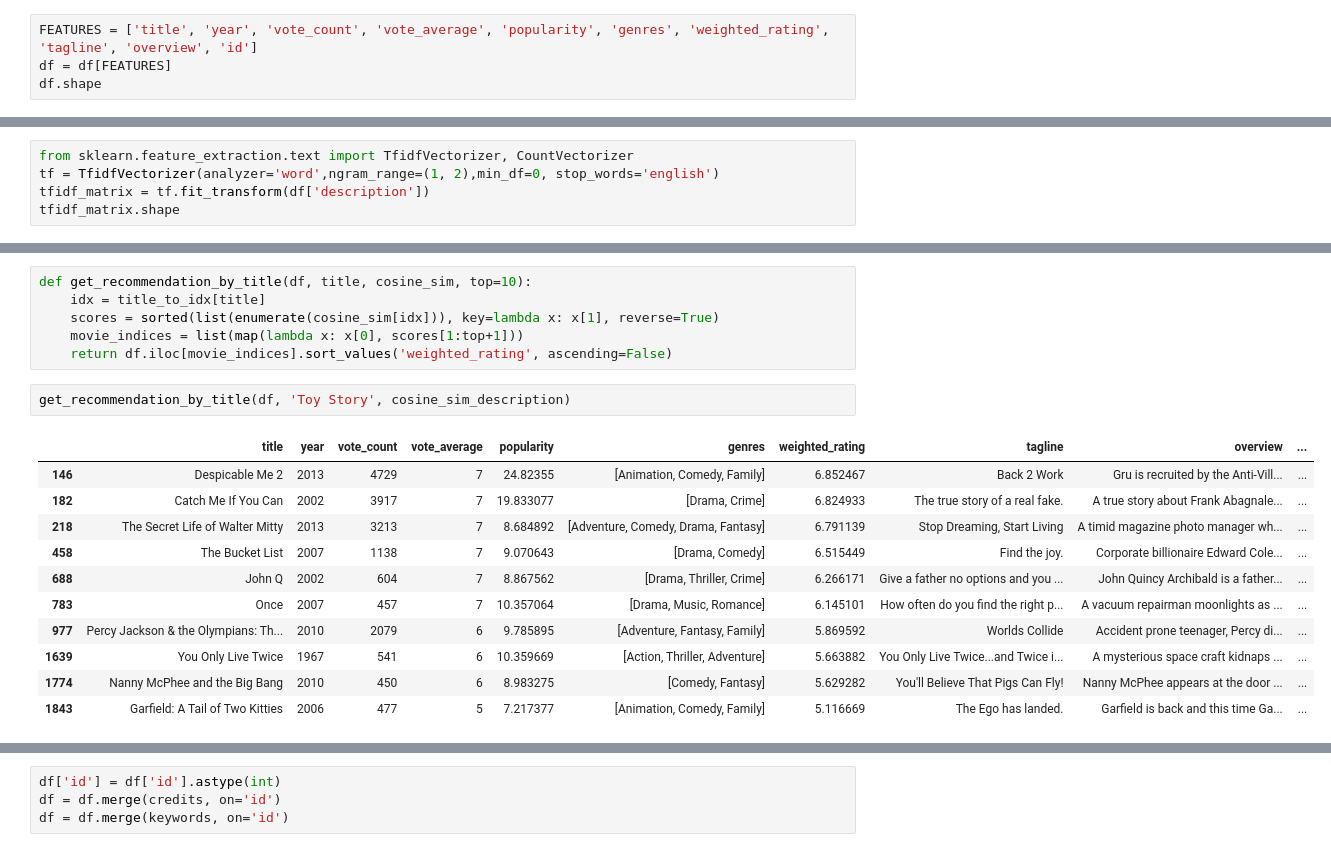
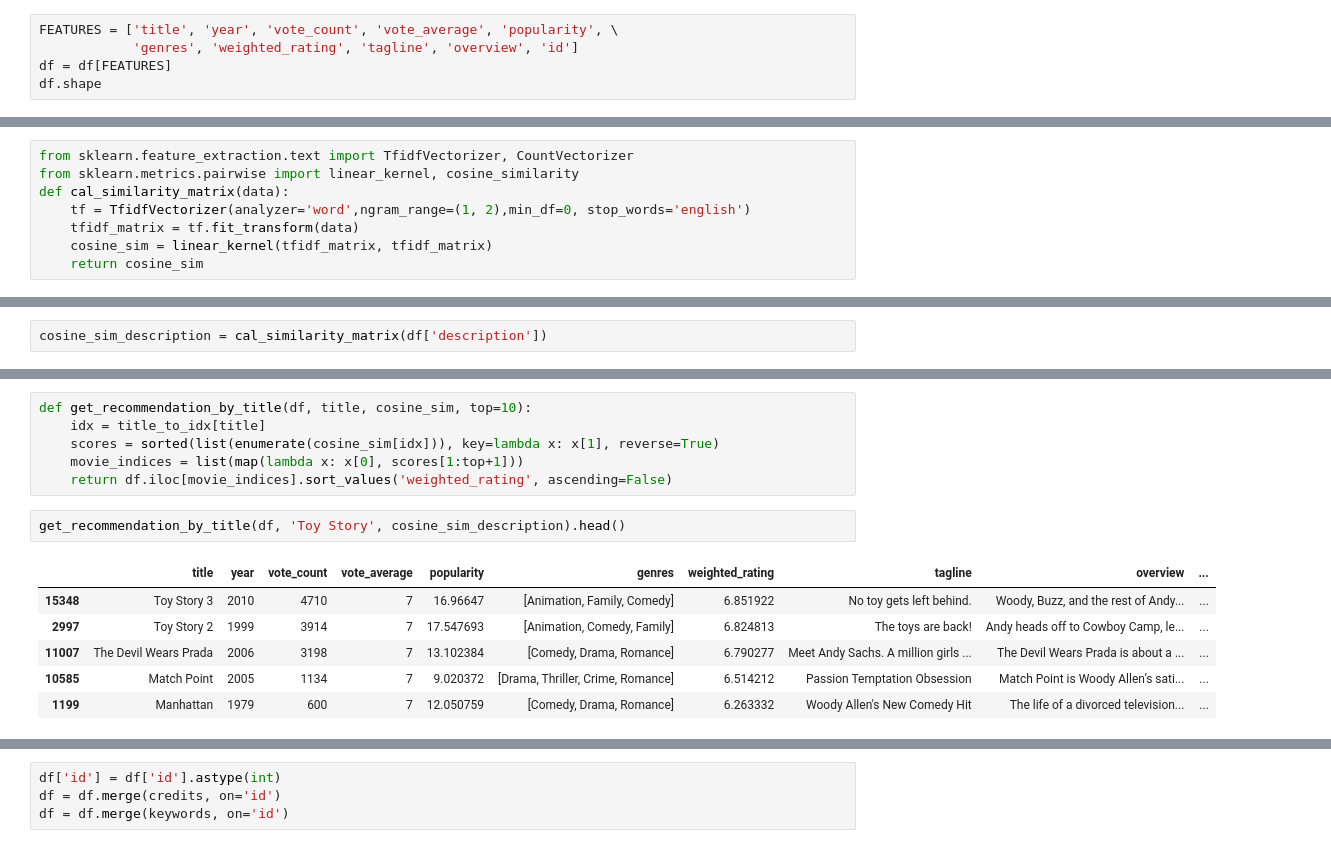
Before and after one commit to bpru/recommendMovie, a Jupyter notebook: movie_rec_sys.ipynb, the cells around one changed output, grey strips where cells are left out. Saved outputs shown, nothing was run; the diff lists cells and outputs as text.

```diff
--- a/movie_rec_sys.ipynb
+++ b/movie_rec_sys.ipynb
@@ -106,7 +123,8 @@ Try using .loc[row_indexer,col_indexer] = value instead
 See the caveats in the documentation: http://pandas.pydata.org/pandas-docs/stable/indexing.html#indexing-view-versus-copy
   self[name] = value
 # %%
-FEATURES = ['title', 'year', 'vote_count', 'vote_average', 'popularity', 'genres', 'weighted_rating', 'tagline', 'overview', 'id']
+FEATURES = ['title', 'year', 'vote_count', 'vote_average', 'popularity', \
+            'genres', 'weighted_rating', 'tagline', 'overview', 'id']
 df = df[FEATURES]
 df.shape
 # %% [output]
@@ -196,6 +194,9 @@ array(['Cobb, a skilled thief who commits corporate espionage by infiltrating th
       dtype=object)
 # %%
 from sklearn.feature_extraction.text import TfidfVectorizer, CountVectorizer
-tf = TfidfVectorizer(analyzer='word',ngram_range=(1, 2),min_df=0, stop_words='english')
-tfidf_matrix = tf.fit_transform(df['description'])
-tfidf_matrix.shape
+from sklearn.metrics.pairwise import linear_kernel, cosine_similarity
+def cal_similarity_matrix(data):
+    tf = TfidfVectorizer(analyzer='word',ngram_range=(1, 2),min_df=0, stop_words='english')
+    tfidf_matrix = tf.fit_transform(data)
+    cosine_sim = linear_kernel(tfidf_matrix, tfidf_matrix)
+    return cosine_sim
@@ -207,3 +203,5 @@ cosine_sim_description = linear_kernel(tfidf_matrix, tfidf_matrix)
+# %%
+cosine_sim_description = cal_similarity_matrix(df['description'])
 # %%
 title_to_idx = {title: idx for title, idx in zip(df.title, range(df.shape[0]))}
 title_to_idx['Inception']
@@ -216,17 +214,12 @@ def get_recommendation_by_title(df, title, cosine_sim, top=10):
     movie_indices = list(map(lambda x: x[0], scores[1:top+1]))
     return df.iloc[movie_indices].sort_values('weighted_rating', ascending=False)
 # %%
-get_recommendation_by_title(df, 'Toy Story', cosine_sim_description)
+get_recommendation_by_title(df, 'Toy Story', cosine_sim_description).head()
 # %% [output]
 |  | title | year | vote_count | vote_average | popularity | genres | weighted_rating | tagline | overview | ... |
-| 146 | Despicable Me 2 | 2013 | 4729 | 7 | 24.82355 | [Animation, Comedy, Family] | 6.852467 | Back 2 Work | Gru is recruited by the Anti-Vill... | ... |
-| 182 | Catch Me If You Can | 2002 | 3917 | 7 | 19.833077 | [Drama, Crime] | 6.824933 | The true story of a real fake. | A true story about Frank Abagnale... | ... |
-| 218 | The Secret Life of Walter Mitty | 2013 | 3213 | 7 | 8.684892 | [Adventure, Comedy, Drama, Fantasy] | 6.791139 | Stop Dreaming, Start Living | A timid magazine photo manager wh... | ... |
-| 458 | The Bucket List | 2007 | 1138 | 7 | 9.070643 | [Drama, Comedy] | 6.515449 | Find the joy. | Corporate billionaire Edward Cole... | ... |
-| 688 | John Q | 2002 | 604 | 7 | 8.867562 | [Drama, Thriller, Crime] | 6.266171 | Give a father no options and you ... | John Quincy Archibald is a father... | ... |
-| 783 | Once | 2007 | 457 | 7 | 10.357064 | [Drama, Music, Romance] | 6.145101 | How often do you find the right p... | A vacuum repairman moonlights as ... | ... |
-| 977 | Percy Jackson & the Olympians: Th... | 2010 | 2079 | 6 | 9.785895 | [Adventure, Fantasy, Family] | 5.869592 | Worlds Collide | Accident prone teenager, Percy di... | ... |
-| 1639 | You Only Live Twice | 1967 | 541 | 6 | 10.359669 | [Action, Thriller, Adventure] | 5.663882 | You Only Live Twice...and Twice i... | A mysterious space craft kidnaps ... | ... |
-| 1774 | Nanny McPhee and the Big Bang | 2010 | 450 | 6 | 8.983275 | [Comedy, Fantasy] | 5.629282 | You'll Believe That Pigs Can Fly! | Nanny McPhee appears at the door ... | ... |
-| 1843 | Garfield: A Tail of Two Kitties | 2006 | 477 | 5 | 7.217377 | [Animation, Comedy, Family] | 5.116669 | The Ego has landed. | Garfield is back and this time Ga... | ... |
+| 15348 | Toy Story 3 | 2010 | 4710 | 7 | 16.96647 | [Animation, Family, Comedy] | 6.851922 | No toy gets left behind. | Woody, Buzz, and the rest of Andy... | ... |
+| 2997 | Toy Story 2 | 1999 | 3914 | 7 | 17.547693 | [Animation, Comedy, Family] | 6.824813 | The toys are back! | Andy heads off to Cowboy Camp, le... | ... |
+| 11007 | The Devil Wears Prada | 2006 | 3198 | 7 | 13.102384 | [Comedy, Drama, Romance] | 6.790277 | Meet Andy Sachs. A million girls ... | The Devil Wears Prada is about a ... | ... |
+| 10585 | Match Point | 2005 | 1134 | 7 | 9.020372 | [Drama, Thriller, Crime, Romance] | 6.514212 | Passion Temptation Obsession | Match Point is Woody Allen’s sati... | ... |
+| 1199 | Manhattan | 1979 | 600 | 7 | 12.050759 | [Comedy, Drama, Romance] | 6.263332 | Woody Allen's New Comedy Hit | The life of a divorced television... | ... |
 # %%
```
Also changed, not shown: parts of 36 cells of this notebook, 6 other files.
